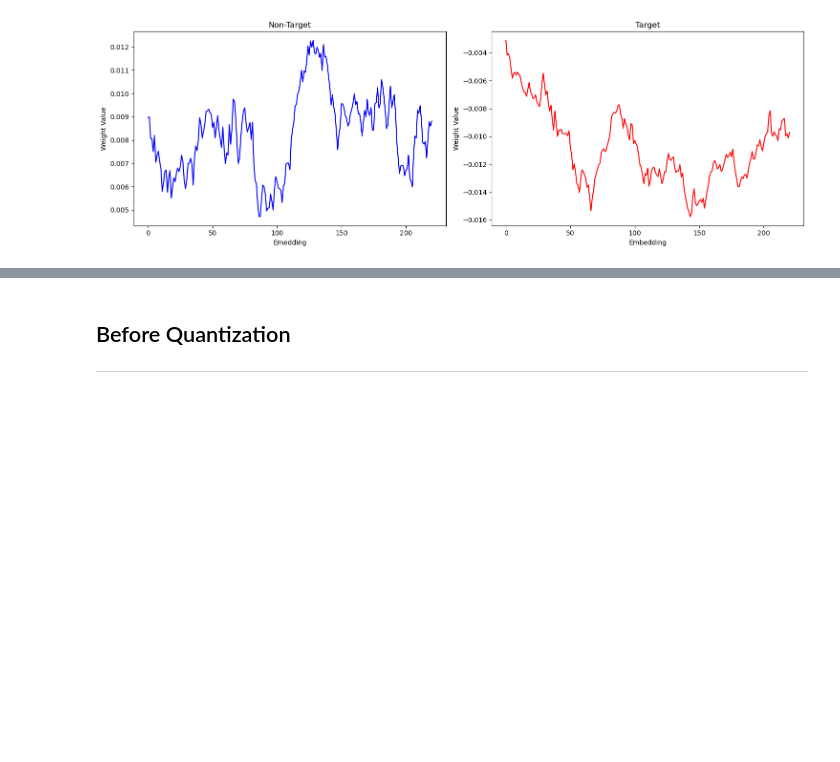
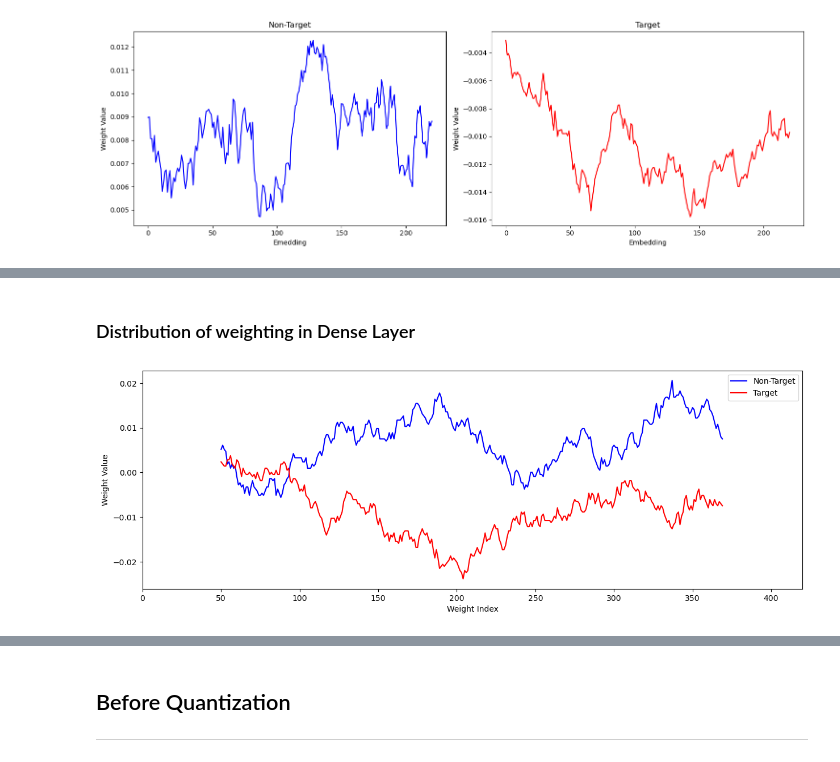
Before and after one commit to rehroman/tinyml-bird-song-detection, a Jupyter notebook: notebooks/8_Baseline_BirdNET_V2.1_softmax_activationcheck.ipynb, the cells around one changed output, grey strips where cells are left out. Saved outputs shown, nothing was run; the diff lists cells and outputs as text; code cells hidden in the pictures; blank space fills up the shorter version.

```diff
--- a/notebooks/8_Baseline_BirdNET_V2.1_softmax_activationcheck.ipynb
+++ b/notebooks/8_Baseline_BirdNET_V2.1_softmax_activationcheck.ipynb
@@ -346,0 +369,65 @@ plt.show()
+# %% [markdown]
+### Distribution of weighting in Dense Layer
+# %%
+import numpy as np
+import matplotlib.pyplot as plt
+import os
+
+# Get weights from TFLite model
+weights_tflite = interpreter.get_tensor(127)
+
+# Transpose to get the correct shape
+weights = weights_tflite.T
+
+def rolling_average_resampled(data, window_size):
+    half_window = window_size // 2
+    smoothed_data = []
+
+    # Handle the start of the data
+    for i in range(half_window):
+        smoothed_data.append(np.mean(data[:i+half_window+1]))
+
+    # Handle the main portion of the data
+    for i in range(half_window, len(data) - half_window):
+        smoothed_data.append(np.mean(data[i-half_window:i+half_window+1]))
+
+    # Handle the end of the data
+    for i in range(len(data) - half_window, len(data)):
+        smoothed_data.append(np.mean(data[i-half_window:]))
+
+    return np.array(smoothed_data)
+
+# Window size for rolling average
+window_size = 100
+half_window = window_size // 2
+
+smoothed_non_target = rolling_average_resampled(weights[:, 0], window_size)
+smoothed_target = rolling_average_resampled(weights[:, 1], window_size)
+
+# Plotting
+plt.figure(figsize=(15, 5))
+
+# Determine the overall y-axis limits
+ymin = min(smoothed_non_target[half_window:-half_window].min(), smoothed_target[half_window:-half_window].min())
+ymax = max(smoothed_non_target[half_window:-half_window].max(), smoothed_target[half_window:-half_window].max())
+
+# Plot weights for Non-Target
+plt.plot(range(half_window, len(smoothed_non_target) - half_window), smoothed_non_target[half_window:-half_window], color='blue', label='Non-Target')
+
+# Plot weights for Target
+plt.plot(range(half_window, len(smoothed_target) - half_window), smoothed_target[half_window:-half_window], color='red', label='Target')
+
+# Add labels, title, legend, etc.
+plt.ylabel("Weight Value")
+plt.xlabel("Weight Index")
+plt.xlim(0, len(smoothed_target))
+plt.legend(loc='upper right')
+
+image_folder = 'Image'
+os.makedirs(image_folder, exist_ok=True)
+image_path = os.path.join(image_folder, 'weight_values_after_quant_windowsize100')
+plt.savefig(f"{image_path}.pdf")
+
+plt.show()
+# %% [output]
+[figure, added]
```
Also changed, not shown: parts of 36 cells of this notebook, 1 other file.
